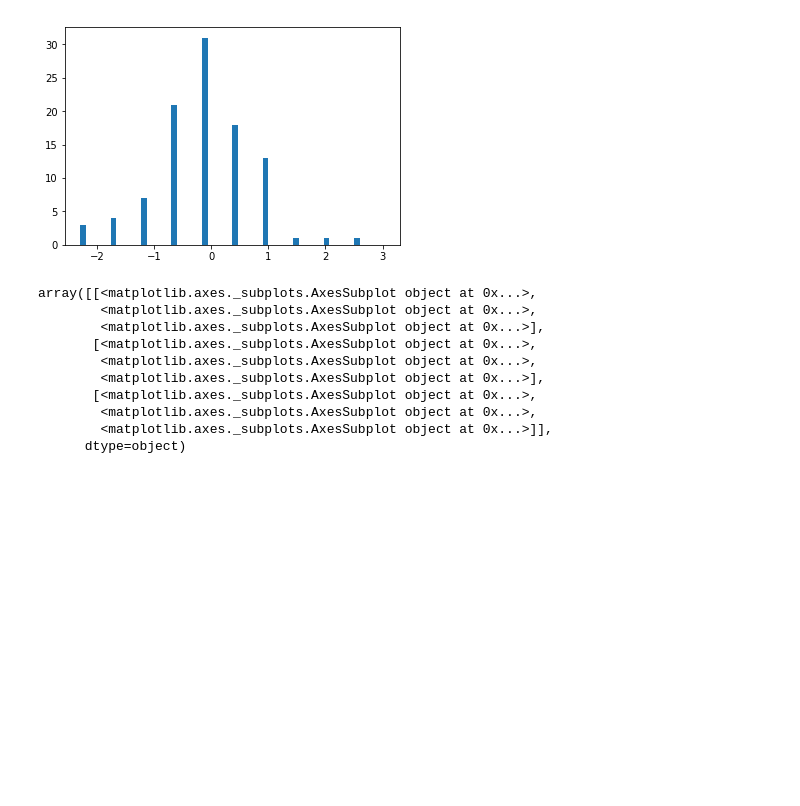
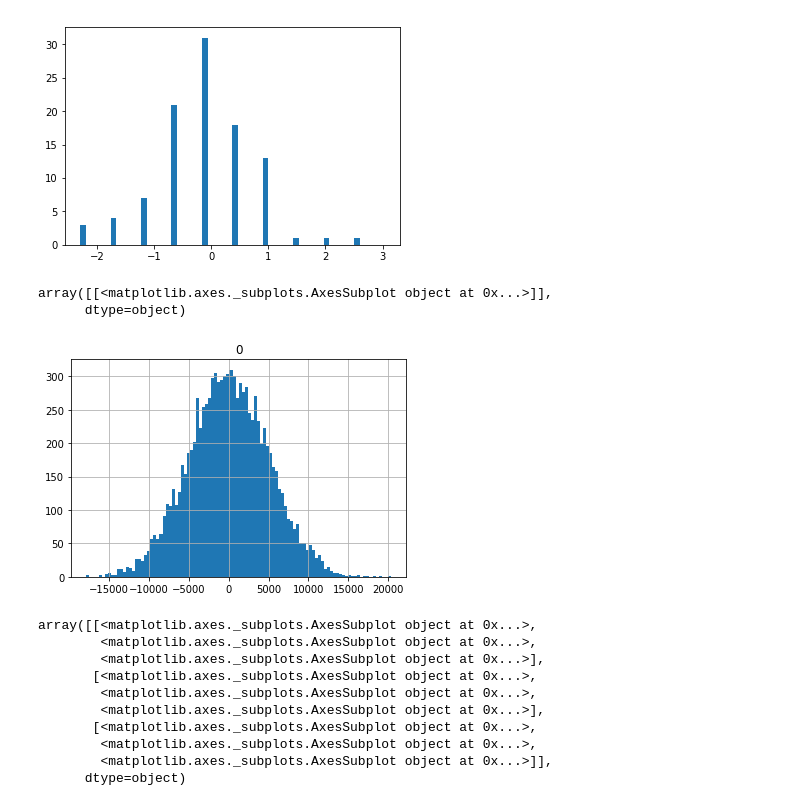
Before and after one commit to enzoapu/ML100Days, a Jupyter notebook: others/MyPythonToolbox.ipynb, the cells around one changed output. Drawn from its saved outputs; the diff is of its cells as text; code cells hidden in the pictures; blank space fills up the shorter version.

```diff
--- a/others/MyPythonToolbox.ipynb
+++ b/others/MyPythonToolbox.ipynb
@@ -13,6 +13,13 @@ plt.hist(normal_samples, width=0.1)
 plt.show()
 # %% [output]
 [figure]
+# %%
+samples = np.random.randn(10000)*5000 # 生成 100 組標準常態分配（平均值為 0，標準差為 1 的常態分配）隨機變數
+pd.DataFrame(samples).hist(bins = 100)
+# %% [output]
+array([[<matplotlib.axes._subplots.AxesSubplot object at 0x...>]],
+      dtype=object)
+[figure, added]
 # %%
 # 各變數之
 
```
Also changed, not shown: parts of 41 cells of this notebook, 1 other file.
